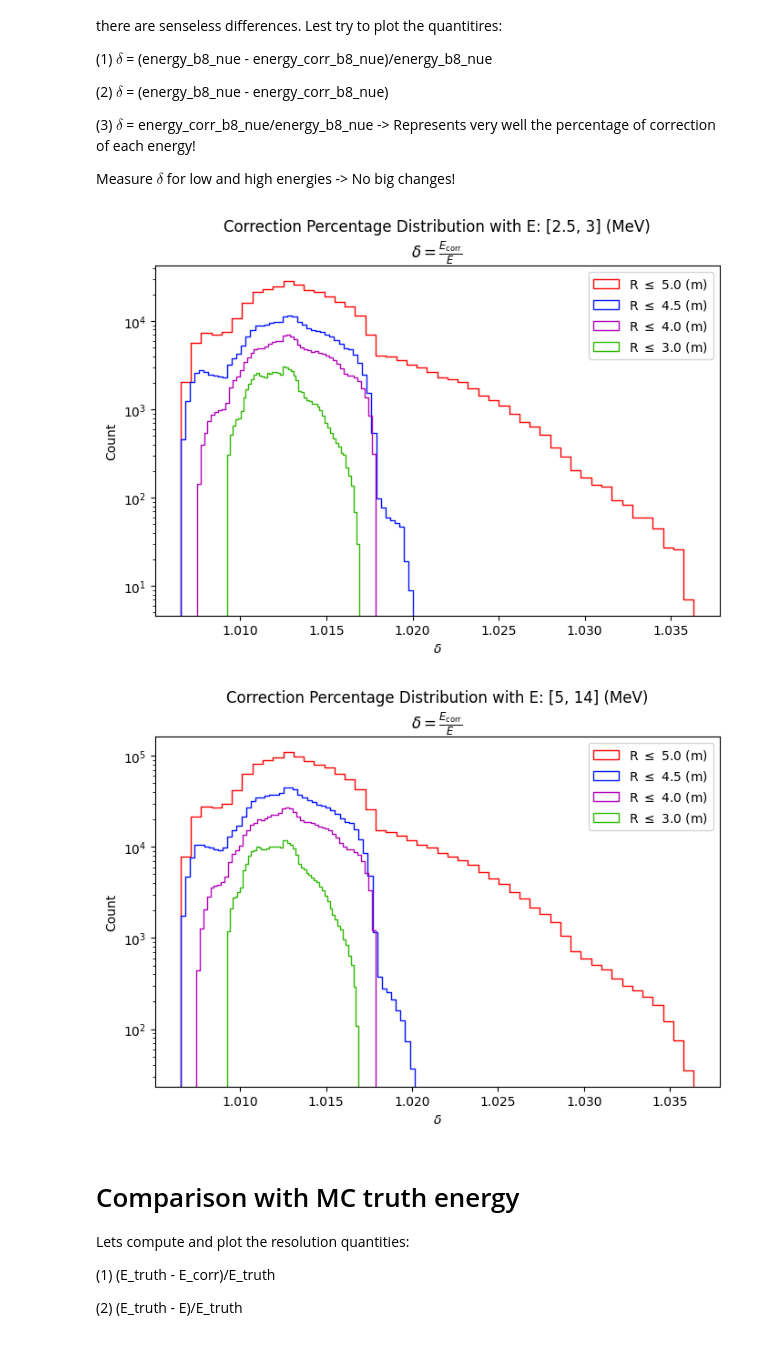
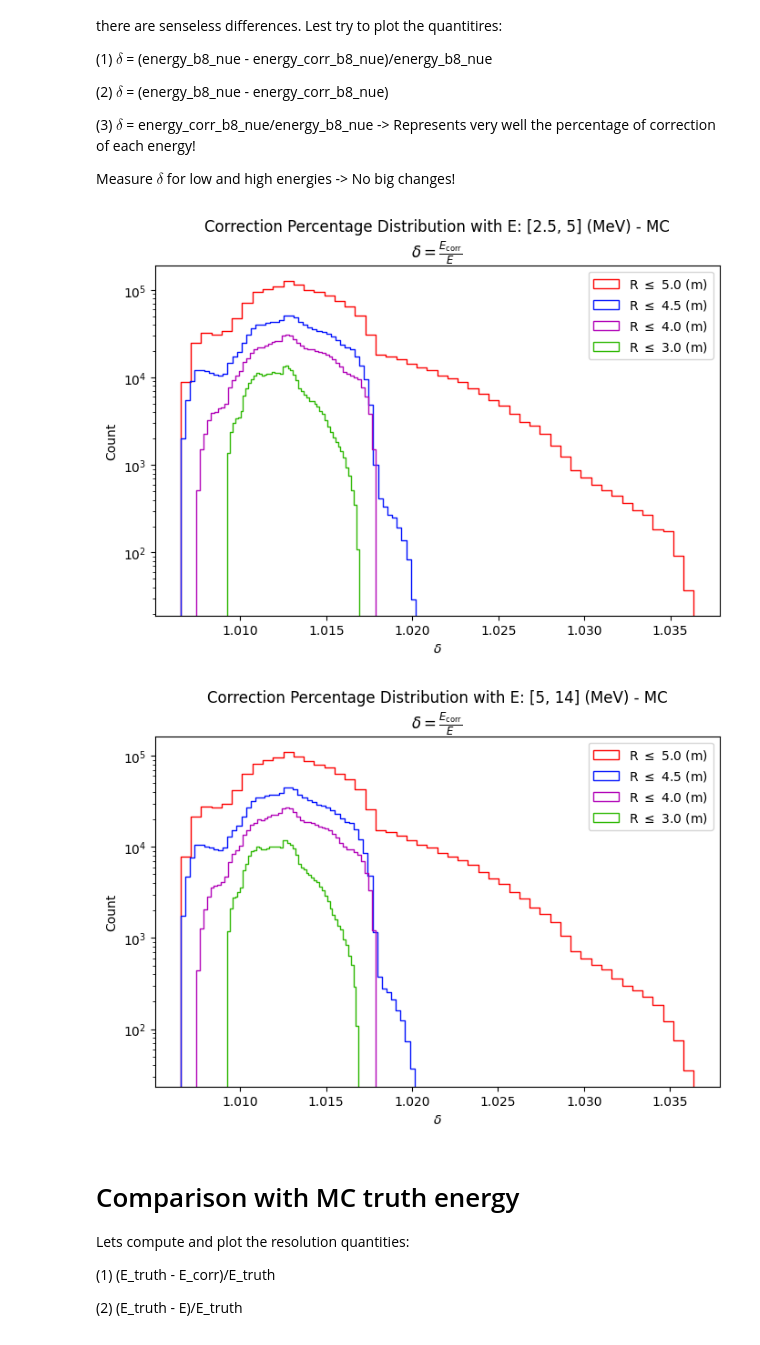
Before and after one commit to joankl/Solar-Neutrinos-Project, a Jupyter notebook: mc data analysis/bisMSB/Energy Callibrator Analysis.ipynb, the cells around one changed output. Drawn from its saved outputs; the diff is of its cells as text; code cells hidden in the pictures.

```diff
--- a/mc data analysis/bisMSB/Energy Callibrator Analysis.ipynb
+++ b/mc data analysis/bisMSB/Energy Callibrator Analysis.ipynb
@@ -458,7 +458,7 @@ mpl.rcParams['agg.path.chunksize'] = 10000
 
 # === Energy Cut ===
 en_inf_cut = 2.5
-en_sup_cut = 3
+en_sup_cut = 5
 
 bins = 50
 
@@ -476,35 +476,35 @@ for i_dx, r_cut_i in enumerate(r_cut):
     energy_b8_nue_cut = energy_b8_nue[cut_mask]
     energy_corr_b8_nue_cut = energy_corr_b8_nue[cut_mask]
 
 
     # ==== Residual Computation ====
     #residual = (energy_b8_nue_cut - energy_corr_b8_nue_cut)/energy_b8_nue_cut
     #residual = (energy_b8_nue_cut - energy_corr_b8_nue_cut)
     residual = energy_corr_b8_nue_cut/energy_b8_nue_cut
 
     sn.histplot(residual, bins = bins, color = r_cut_colors[i_dx], alpha = 0, element = 'step', label = rf'R $\leq$ {r_cut_i*10**(-3)} (m)')
 
 
     #plt.scatter(energy_b8_nue_cut, residual, marker = '.', color = r_cut_colors[i_dx], label = rf'R $\leq$ {r_cut_i*10**-3} (m)')
 
 #plt.plot([0, 14], [0, 0], '--', color = 'gray')
 #plt.plot([5, 5], [-10, 10], '--', color = 'gray')
 
 plt.legend(loc='best')
 
 #plt.xlim(0, 14)
 #plt.ylim(-1.1, 0.5)
 
 #plt.xlabel('Energy (MeV)')
 plt.xlabel(r'$\delta$')
-plt.title(f'Correction Percentage Distribution with E: [{en_inf_cut}, {en_sup_cut}] (MeV)' + '\n' + r'$\delta = \frac{E_\text{corr}}{E}$')
+plt.title(f'Correction Percentage Distribution with E: [{en_inf_cut}, {en_sup_cut}] (MeV) - MC' + '\n' + r'$\delta = \frac{E_\text{corr}}{E}$')
 
 plt.yscale('log')
 
 #plt.grid()
 plt.show()
 # %% [output]
-[figure, old version]
+[figure, new version]
 # %%
 import matplotlib as mpl
 mpl.rcParams['agg.path.chunksize'] = 10000
@@ -550,14 +550,14 @@ plt.legend(loc='best')
 
 #plt.xlabel('Energy (MeV)')
 plt.xlabel(r'$\delta$')
-plt.title(f'Correction Percentage Distribution with E: [{en_inf_cut}, {en_sup_cut}] (MeV)' + '\n' + r'$\delta = \frac{E_\text{corr}}{E}$')
+plt.title(f'Correction Percentage Distribution with E: [{en_inf_cut}, {en_sup_cut}] (MeV) - MC' + '\n' + r'$\delta = \frac{E_\text{corr}}{E}$')
 
 plt.yscale('log')
 
 #plt.grid()
 plt.show()
 # %% [output]
-[figure, old version]
+[figure, new version]
 # %% [markdown]
 # Comparison with MC truth energy
 
```
Also changed, not shown: parts of 4 cells of this notebook, 1 other file.
